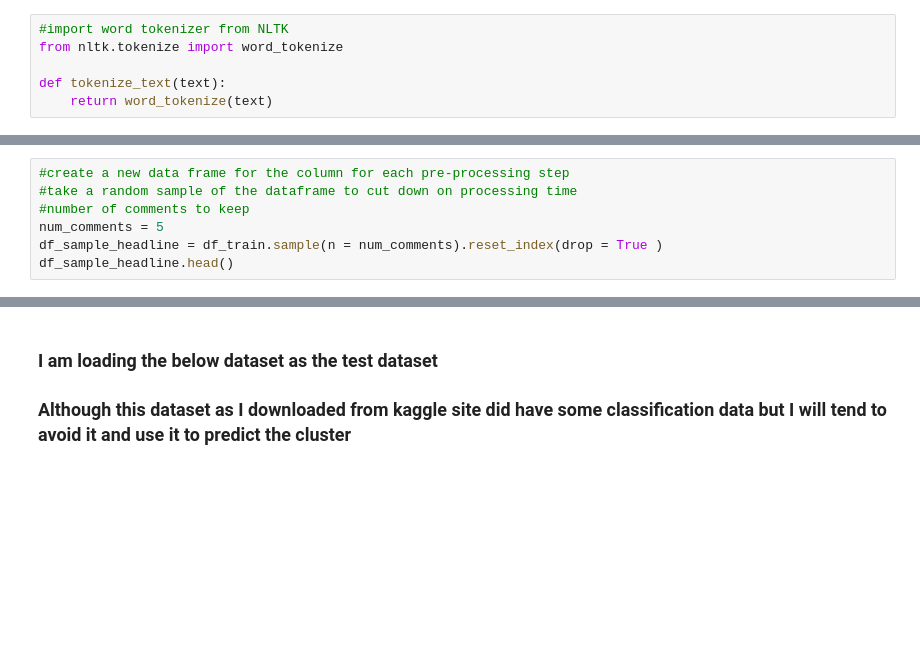
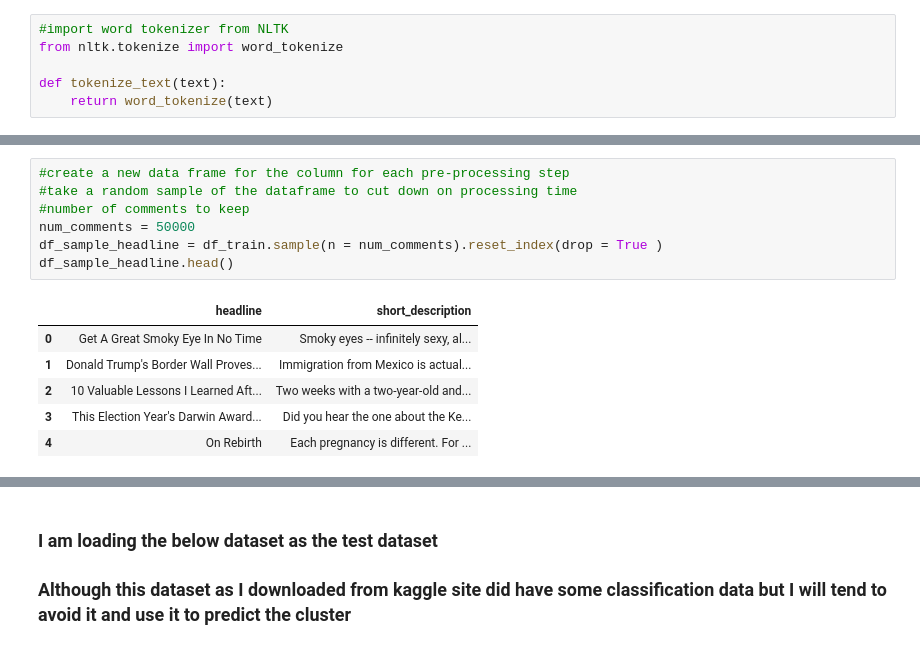
Before and after one commit to samantoz/bu_dsc, a Jupyter notebook: notebooks/DSC550/submitted/project_article_classification.ipynb, the cells around one changed output, grey strips where cells are left out. Saved outputs shown, nothing was run; the diff lists cells and outputs as text; blank space fills up the shorter version.

Commit message:
added from laptop after week 7 submission.

```diff
--- a/notebooks/DSC550/submitted/project_article_classification.ipynb
+++ b/notebooks/DSC550/submitted/project_article_classification.ipynb
@@ -268,8 +409,15 @@ output_txt
 # %%
 #create a new data frame for the column for each pre-processing step
 #take a random sample of the dataframe to cut down on processing time
 #number of comments to keep
-num_comments = 5
+num_comments = 50000
 df_sample_headline = df_train.sample(n = num_comments).reset_index(drop = True )
 df_sample_headline.head()
+# %% [output]
+|  | headline | short_description |
+| 0 | Get A Great Smoky Eye In No Time | Smoky eyes -- infinitely sexy, al... |
+| 1 | Donald Trump's Border Wall Proves... | Immigration from Mexico is actual... |
+| 2 | 10 Valuable Lessons I Learned Aft... | Two weeks with a two-year-old and... |
+| 3 | This Election Year's Darwin Award... | Did you hear the one about the Ke... |
+| 4 | On Rebirth | Each pregnancy is different. For ... |
 # %%
```
Also changed, not shown: parts of 27 cells of this notebook, 3 other files.
